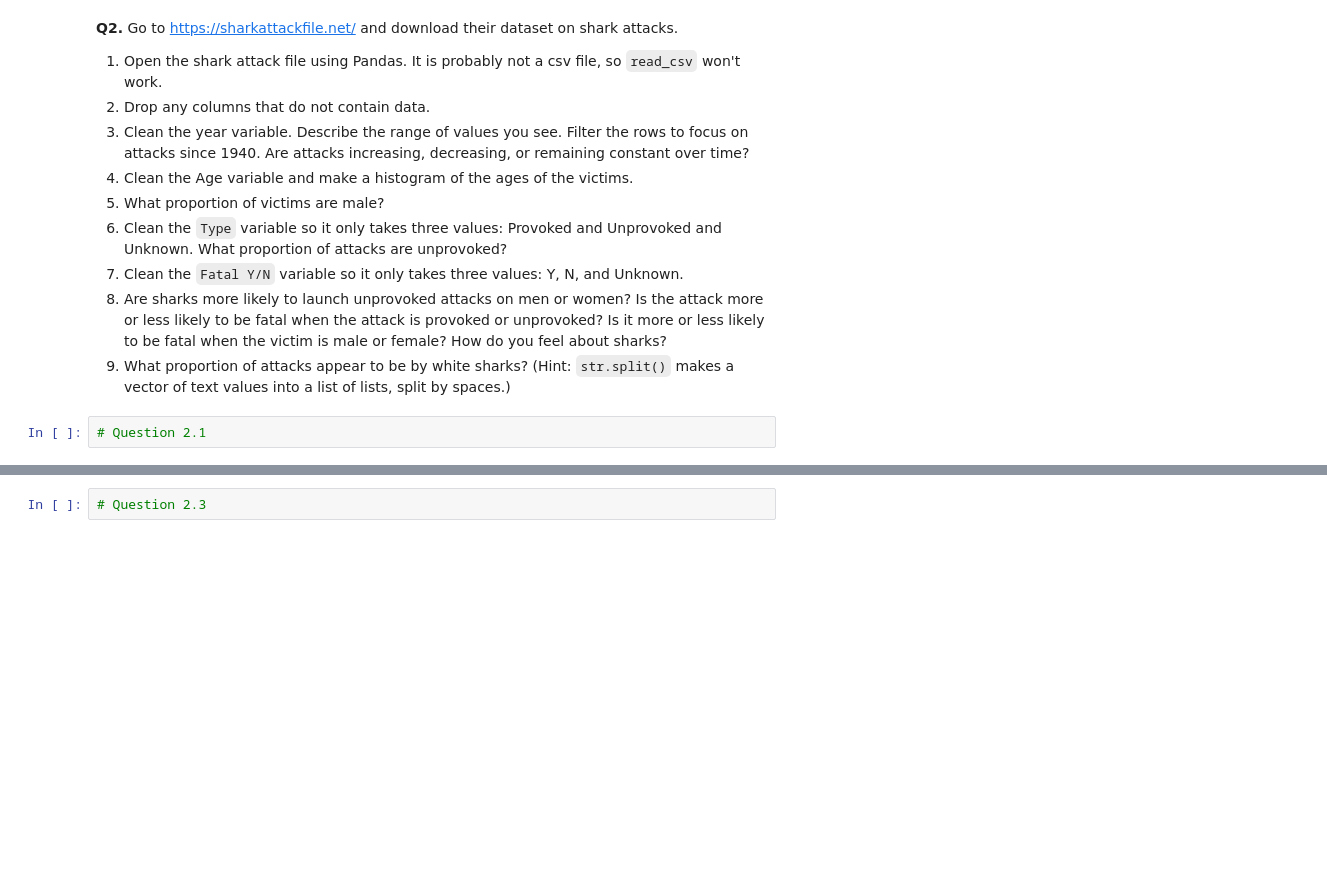
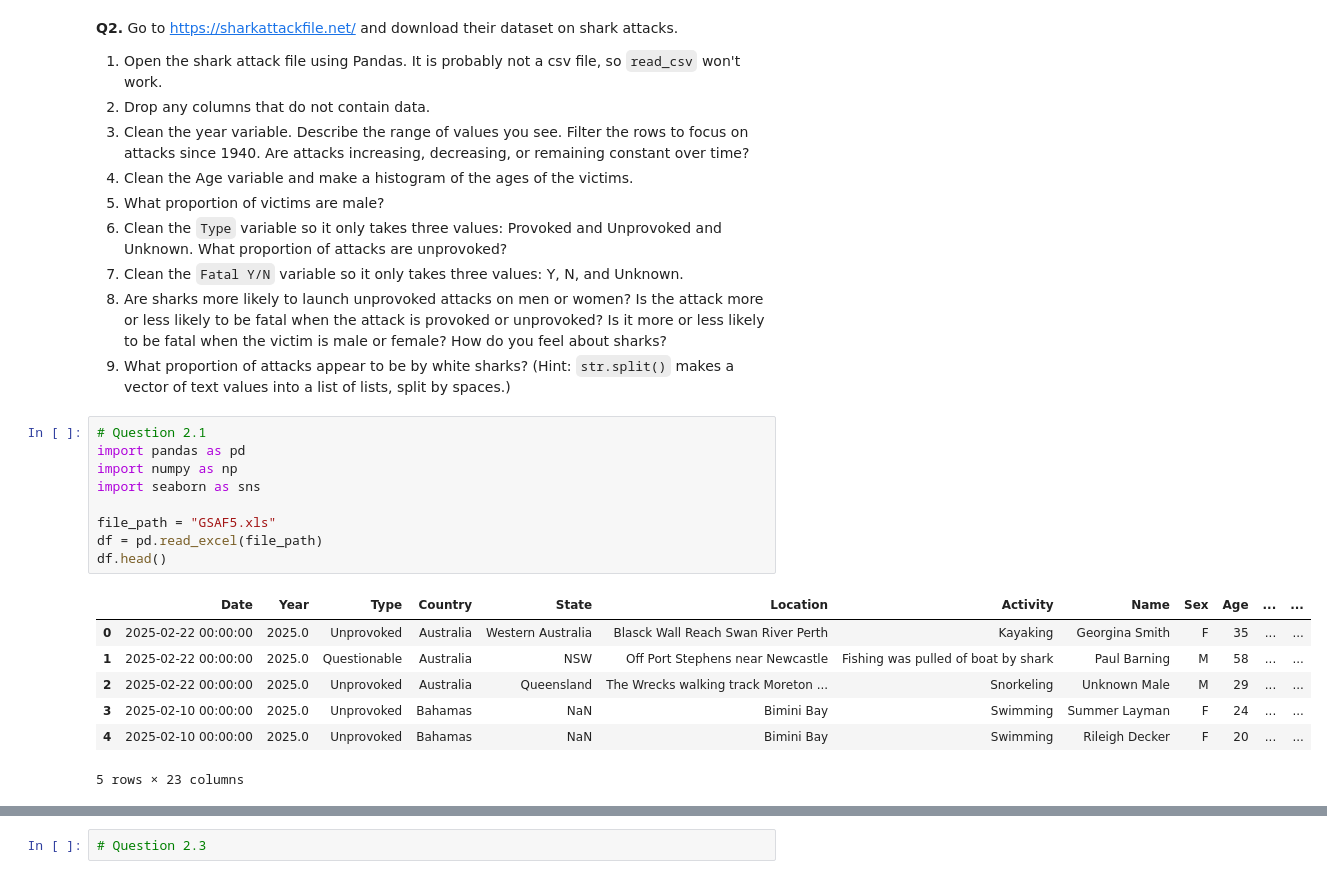
Before and after one commit to pratistha-dhungana/wrangling, a Jupyter notebook: assignment/assignment.ipynb, the cells around one changed output, grey strips where cells are left out. Saved outputs shown, nothing was run; the diff lists cells and outputs as text; blank space fills up the shorter version.

```diff
--- a/assignment/assignment.ipynb
+++ b/assignment/assignment.ipynb
@@ -99,4 +169,19 @@ True                                31    985
 9. What proportion of attacks appear to be by white sharks? (Hint: `str.split()` makes a vector of text values into a list of lists, split by spaces.)
 # %%
 # Question 2.1
+import pandas as pd
+import numpy as np
+import seaborn as sns
+
+file_path = "GSAF5.xls"
+df = pd.read_excel(file_path)
+df.head()
+# %% [output]
+|  | Date | Year | Type | Country | State | Location | Activity | Name | Sex | Age | ... | ... |
+| 0 | 2025-02-22 00:00:00 | 2025.0 | Unprovoked | Australia | Western Australia | Blasck Wall Reach Swan River Perth | Kayaking | Georgina Smith | F | 35 | ... | ... |
+| 1 | 2025-02-22 00:00:00 | 2025.0 | Questionable | Australia | NSW | Off Port Stephens near Newcastle | Fishing was pulled of boat by shark | Paul Barning | M | 58 | ... | ... |
+| 2 | 2025-02-22 00:00:00 | 2025.0 | Unprovoked | Australia | Queensland | The Wrecks walking track Moreton ... | Snorkeling | Unknown Male | M | 29 | ... | ... |
+| 3 | 2025-02-10 00:00:00 | 2025.0 | Unprovoked | Bahamas | NaN | Bimini Bay | Swimming | Summer Layman | F | 24 | ... | ... |
+| 4 | 2025-02-10 00:00:00 | 2025.0 | Unprovoked | Bahamas | NaN | Bimini Bay | Swimming | Rileigh Decker | F | 20 | ... | ... |
+5 rows × 23 columns
 # %%
```
Also changed, not shown: parts of 4 cells of this notebook.
